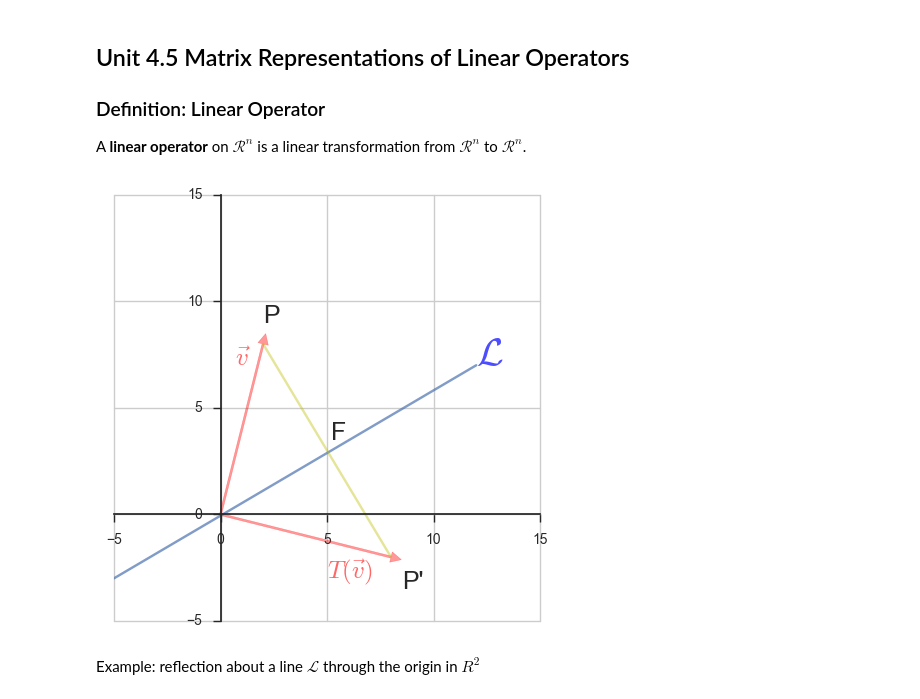
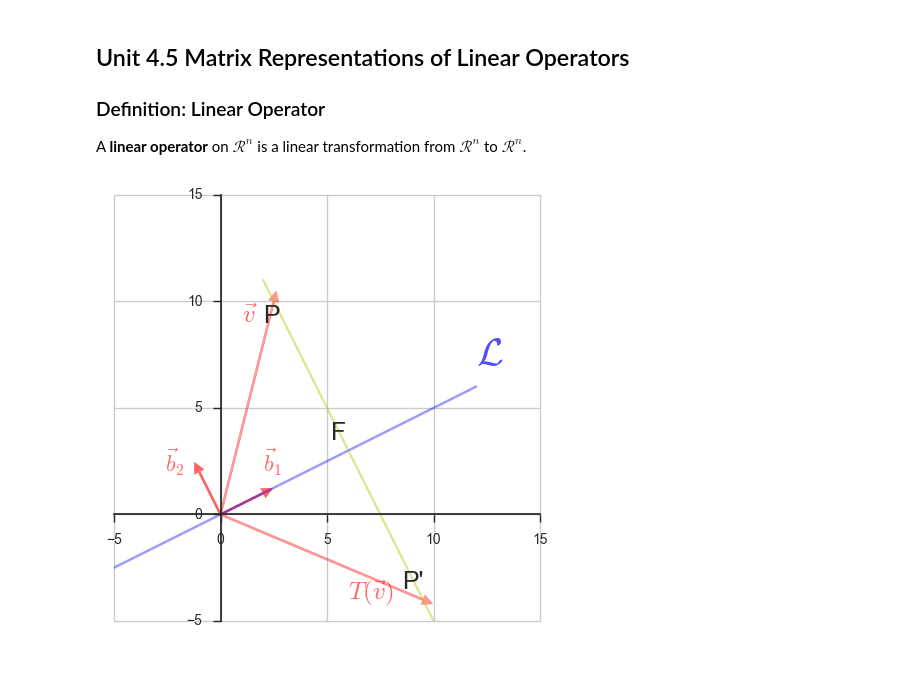
Before and after one commit to larrysu1115/ipynb-notes, a Jupyter notebook: linear-algebra/c0404-coordinate-system.ipynb, the cells around one changed output. Drawn from its saved outputs; the diff is of its cells as text; code cells hidden in the pictures; blank space fills up the shorter version.

Commit message:
Reflection Operator T from B to A

```diff
--- a/linear-algebra/c0404-coordinate-system.ipynb
+++ b/linear-algebra/c0404-coordinate-system.ipynb
@@ -120,32 +120,34 @@ A **linear operator** on $ \mathcal{R}^n $ is a linear transformation from $ \ma
 # %%
 %matplotlib inline
 import numpy as np
 import matplotlib.pyplot as plt
 import seaborn
 seaborn.set(style='ticks')
 
 x = np.linspace(0.2,10,100)
 fig, ax = plt.subplots()
 
 plt.xlim(-5, 15)
 plt.ylim(-5, 15)
 ax.set_aspect('equal')
 ax.grid(True, which='both')
 seaborn.despine(ax=ax, offset=0) # the important part here
 ax.spines['bottom'].set_position('zero')
 ax.spines['left'].set_position('zero')
 
-plt.plot([-5,12], [-3,7], alpha=0.7)
-plt.plot([8,2], [-2,8], alpha=0.4, color='Y')
-ax.add_patch(patches.FancyArrow(0,0,8,-2, width=0.1, color='R', head_width=0.5, head_length=0.5, alpha=0.4))
-ax.add_patch(patches.FancyArrow(0,0,2, 8, width=0.1, color='R', head_width=0.5, head_length=0.5, alpha=0.4))
+plt.plot([-6,12], [-3,6], alpha=0.4, color='B')
+plt.plot([15,2], [-15,11], alpha=0.4, color='Y')
+ax.add_patch(patches.FancyArrow(0,0,  9.5, -4, width=0.1, color='R', head_width=0.5, head_length=0.5, alpha=0.4))
+ax.add_patch(patches.FancyArrow(0,0,2.5, 10, width=0.1, color='R', head_width=0.5, head_length=0.5, alpha=0.4))
+ax.add_patch(patches.FancyArrow(0,0,2, 1, width=0.1, color='R', head_width=0.5, head_length=0.5, alpha=0.6))
+ax.add_patch(patches.FancyArrow(0,0,-1, 2, width=0.1, color='R', head_width=0.5, head_length=0.5, alpha=0.6))
 plt.text(12,7, r"$ \mathcal{L} $", fontsize=28, color='B', alpha=0.7)
 plt.text(2,9, r"P", fontsize=18)
 plt.text(8.5,-3.5, r"P'", fontsize=18)
-plt.text(0.7,7, r"$ \vec{v} $", fontsize=18, color='R', alpha=0.6)
-plt.text(5,-3, r"$ T(\vec{v}) $", fontsize=18, color='R', alpha=0.6)
+plt.text(1,9, r"$ \vec{v} $", fontsize=18, color='R', alpha=0.6)
+plt.text(6,-4, r"$ T(\vec{v}) $", fontsize=18, color='R', alpha=0.6)
+plt.text(2,2, r"$ \vec{b}_1 $", fontsize=16, color='R', alpha=0.6)
+plt.text(-2.6,2, r"$ \vec{b}_2 $", fontsize=16, color='R', alpha=0.6)
 plt.text(5.2,3.5, r"F", fontsize=18);
 # %% [output]
-[figure, old version]
+[figure, new version]
-# %% [markdown]
-Example: reflection about a line $ \mathcal{L} $ through the origin in $ R^2 $
```
Also changed, not shown: parts of 9 cells of this notebook.
